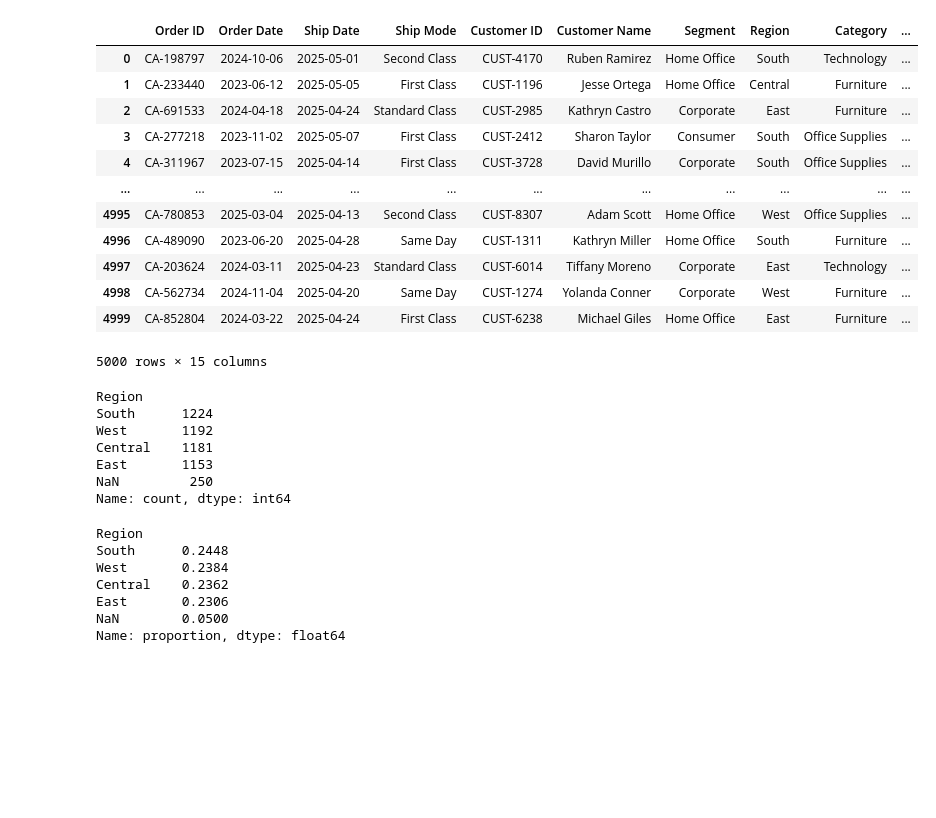
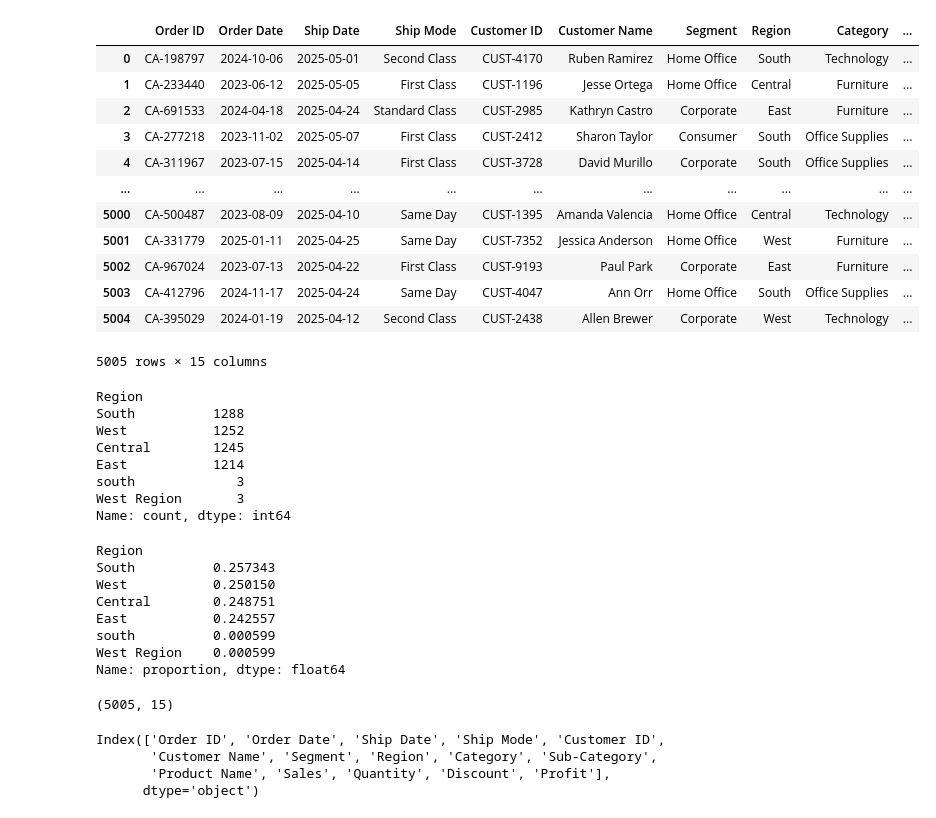
Before and after one commit to mithra-tejvarma/p-plan-2026, a Jupyter notebook: data-analysis-python/notebooks/pandas_practice_05.ipynb, the cells around one changed output. Cells and saved outputs as stored; diff of their text form; code cells hidden in the pictures; blank space fills up the shorter version.

```diff
--- a/data-analysis-python/notebooks/pandas_practice_05.ipynb
+++ b/data-analysis-python/notebooks/pandas_practice_05.ipynb
@@ -2,39 +2,52 @@
 import pandas as pd
 import numpy as np
 # %%
-df = pd.read_csv('superstore_dirty.csv')
+df = pd.read_csv('../datasets/superstore_day1_practice_dirty.csv')
 df
 # %% [output]
 |  | Order ID | Order Date | Ship Date | Ship Mode | Customer ID | Customer Name | Segment | Region | Category | ... |
 | 0 | CA-198797 | 2024-10-06 | 2025-05-01 | Second Class | CUST-4170 | Ruben Ramirez | Home Office | South | Technology | ... |
 | 1 | CA-233440 | 2023-06-12 | 2025-05-05 | First Class | CUST-1196 | Jesse Ortega | Home Office | Central | Furniture | ... |
 | 2 | CA-691533 | 2024-04-18 | 2025-04-24 | Standard Class | CUST-2985 | Kathryn Castro | Corporate | East | Furniture | ... |
 | 3 | CA-277218 | 2023-11-02 | 2025-05-07 | First Class | CUST-2412 | Sharon Taylor | Consumer | South | Office Supplies | ... |
 | 4 | CA-311967 | 2023-07-15 | 2025-04-14 | First Class | CUST-3728 | David Murillo | Corporate | South | Office Supplies | ... |
 | ... | ... | ... | ... | ... | ... | ... | ... | ... | ... | ... |
-| 4995 | CA-780853 | 2025-03-04 | 2025-04-13 | Second Class | CUST-8307 | Adam Scott | Home Office | West | Office Supplies | ... |
-| 4996 | CA-489090 | 2023-06-20 | 2025-04-28 | Same Day | CUST-1311 | Kathryn Miller | Home Office | South | Furniture | ... |
-| 4997 | CA-203624 | 2024-03-11 | 2025-04-23 | Standard Class | CUST-6014 | Tiffany Moreno | Corporate | East | Technology | ... |
-| 4998 | CA-562734 | 2024-11-04 | 2025-04-20 | Same Day | CUST-1274 | Yolanda Conner | Corporate | West | Furniture | ... |
-| 4999 | CA-852804 | 2024-03-22 | 2025-04-24 | First Class | CUST-6238 | Michael Giles | Home Office | East | Furniture | ... |
+| 5000 | CA-500487 | 2023-08-09 | 2025-04-10 | Same Day | CUST-1395 | Amanda Valencia | Home Office | Central | Technology | ... |
+| 5001 | CA-331779 | 2025-01-11 | 2025-04-25 | Same Day | CUST-7352 | Jessica Anderson | Home Office | West | Furniture | ... |
+| 5002 | CA-967024 | 2023-07-13 | 2025-04-22 | First Class | CUST-9193 | Paul Park | Corporate | East | Furniture | ... |
+| 5003 | CA-412796 | 2024-11-17 | 2025-04-24 | Same Day | CUST-4047 | Ann Orr | Home Office | South | Office Supplies | ... |
+| 5004 | CA-395029 | 2024-01-19 | 2025-04-12 | Second Class | CUST-2438 | Allen Brewer | Corporate | West | Technology | ... |
-5000 rows × 15 columns
+5005 rows × 15 columns
 # %%
 df['Region'].value_counts(dropna=False)
 # %% [output]
 Region
-South      1224
-West       1192
-Central    1181
-East       1153
-NaN         250
+South          1288
+West           1252
+Central        1245
+East           1214
+south             3
+West Region       3
 Name: count, dtype: int64
 # %%
 df['Region'].value_counts(normalize=True,dropna=False)
 # %% [output]
 Region
-South      0.2448
-West       0.2384
-Central    0.2362
-East       0.2306
-NaN        0.0500
+South          0.257343
+West           0.250150
+Central        0.248751
+East           0.242557
+south          0.000599
+West Region    0.000599
 Name: proportion, dtype: float64
+# %%
+df.shape
+# %% [output]
+(5005, 15)
+# %%
+df.columns
+# %% [output]
+Index(['Order ID', 'Order Date', 'Ship Date', 'Ship Mode', 'Customer ID',
+       'Customer Name', 'Segment', 'Region', 'Category', 'Sub-Category',
+       'Product Name', 'Sales', 'Quantity', 'Discount', 'Profit'],
+      dtype='object')
```
Also changed, not shown: parts of 10 cells of this notebook, 1 other file.
